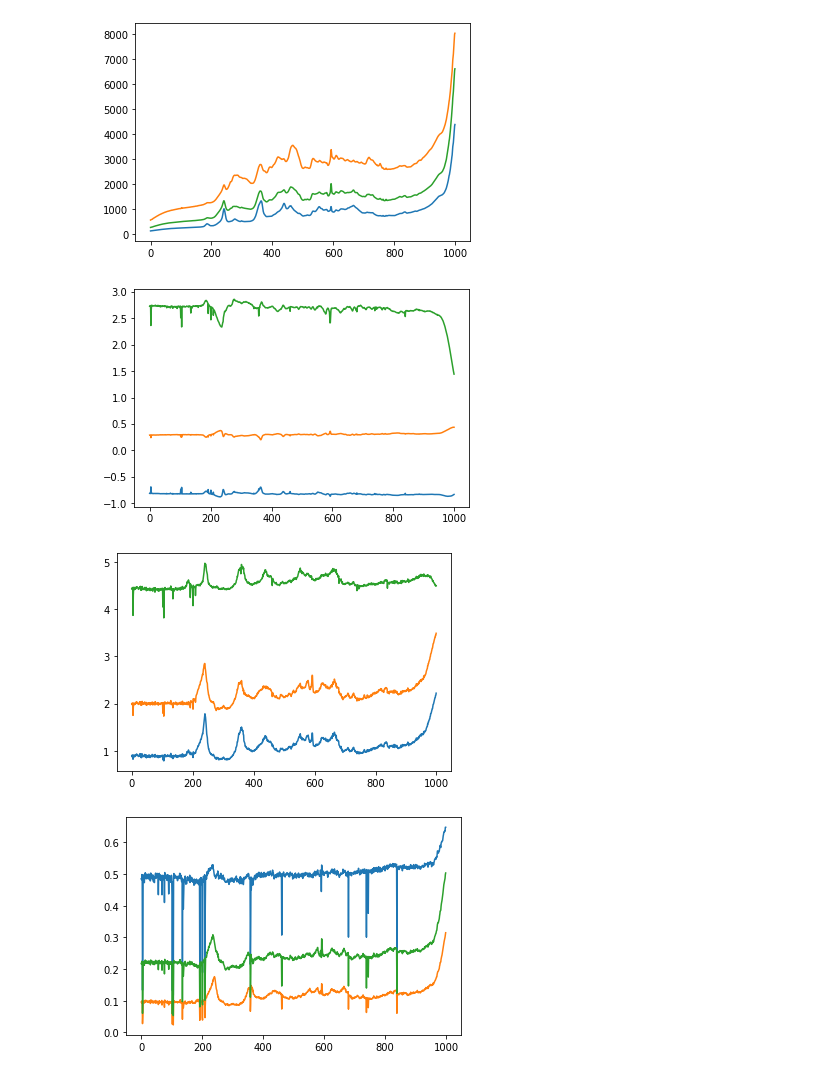
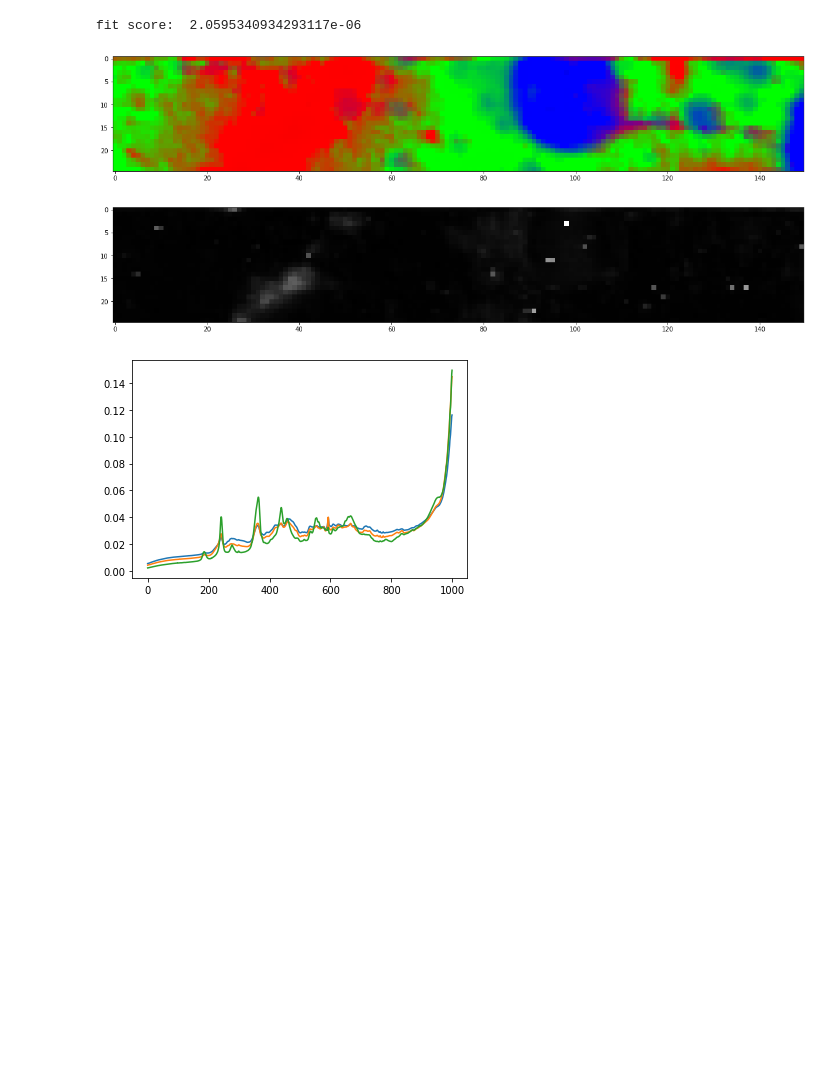
Before and after one commit to jjgsherwood/Bacholar_Thesis, a Jupyter notebook: cross_validation_PCA.ipynb, the cells around one changed output. Saved outputs shown, nothing was run; the diff lists cells and outputs as text; code cells hidden in the pictures; blank space fills up the shorter version.

```diff
--- a/cross_validation_PCA.ipynb
+++ b/cross_validation_PCA.ipynb
@@ -197,53 +202,31 @@ cross_val_score Z&X -> Y |     22.98594 0.00000  |   0.05931  0.00000  |       0
-# %%
-################# predict on original image ###############################
-kwargs = {'n_clusters': 3,
-          'n_components': 20,
-          'min_weight': 0.05}
-rvc = ReferenceVectorClassifierPCA(**kwargs)
-
-rvc.fit(X)
-for i in rvc.get_reference_vectors():
-    plt.plot(i)
-plt.show()
-
-rvc.fit(X_Z)
-for i in rvc.get_reference_vectors():
-    plt.plot(i)
-plt.show()
-
-rvc.fit(X_Z_plus)
-for i in rvc.get_reference_vectors():
-    plt.plot(i)
-plt.show()
-
-rvc.fit(X_m)
-for i in rvc.get_reference_vectors():
-    plt.plot(i)
-plt.show()
-# %% [output]
-[figure, removed]
-[figure, removed]
-[figure, removed]
-[figure, removed]
 # %%
 ################# predict on original image ###############################
 kwargs = {'n_clusters': 3,
           'n_components': 20,
           'min_weight': 0.05}
 rvc = ReferenceVectorClassifierPCA(**kwargs)
 rvc.fit(X)
 
 RCA_vector = rvc.predict(X)
 
 print("fit score: ", score_func(rvc, X))
 
 RCA_vector = np.clip(RCA_vector, a_min=0, a_max=1)
 plt.figure(figsize = (20,4))
 plt.imshow(np.swapaxes(RCA_vector.reshape((*shape_X[:2], kwargs['n_clusters'])),0,1)[:,:,:3])
 plt.show()
 plt.figure(figsize = (20,4))
-plt.imshow(error_map(rvc, X).reshape(shape_X[:2]).T, cmap='gray', vmin=0, vmax=40)
+plt.imshow(error_map(rvc, X).reshape(shape_X[:2]).T, cmap='gray', vmin=0)
 plt.show()
+
+for i in rvc.get_reference_vectors():
+    plt.plot(i)
+plt.show()
+# %% [output]
+fit score:  2.0595340934293117e-06
+[figure, added]
+[figure, added]
+[figure, added]
 # %%
 ################# predict on new image ###############################
 RCA_vector = rvc.predict(Y)
```
Also changed, not shown: parts of 7 cells of this notebook.
